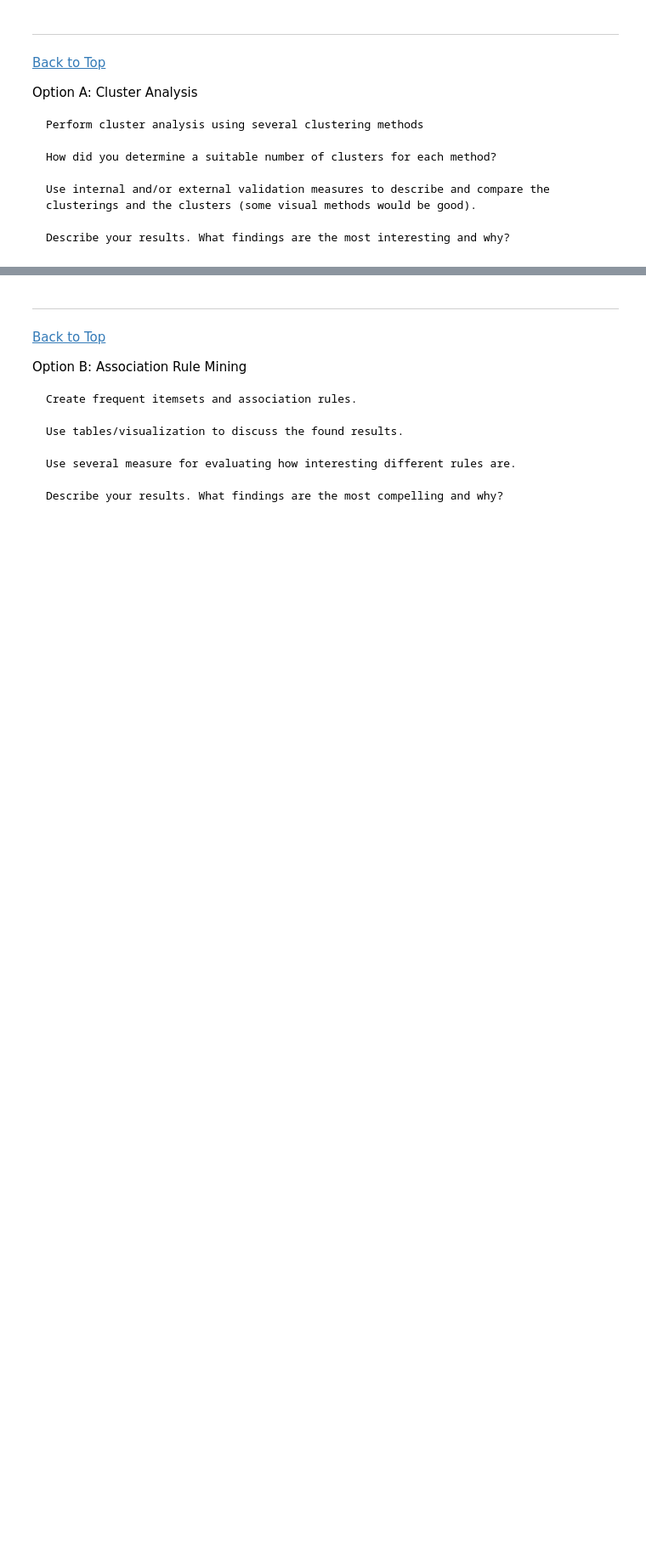
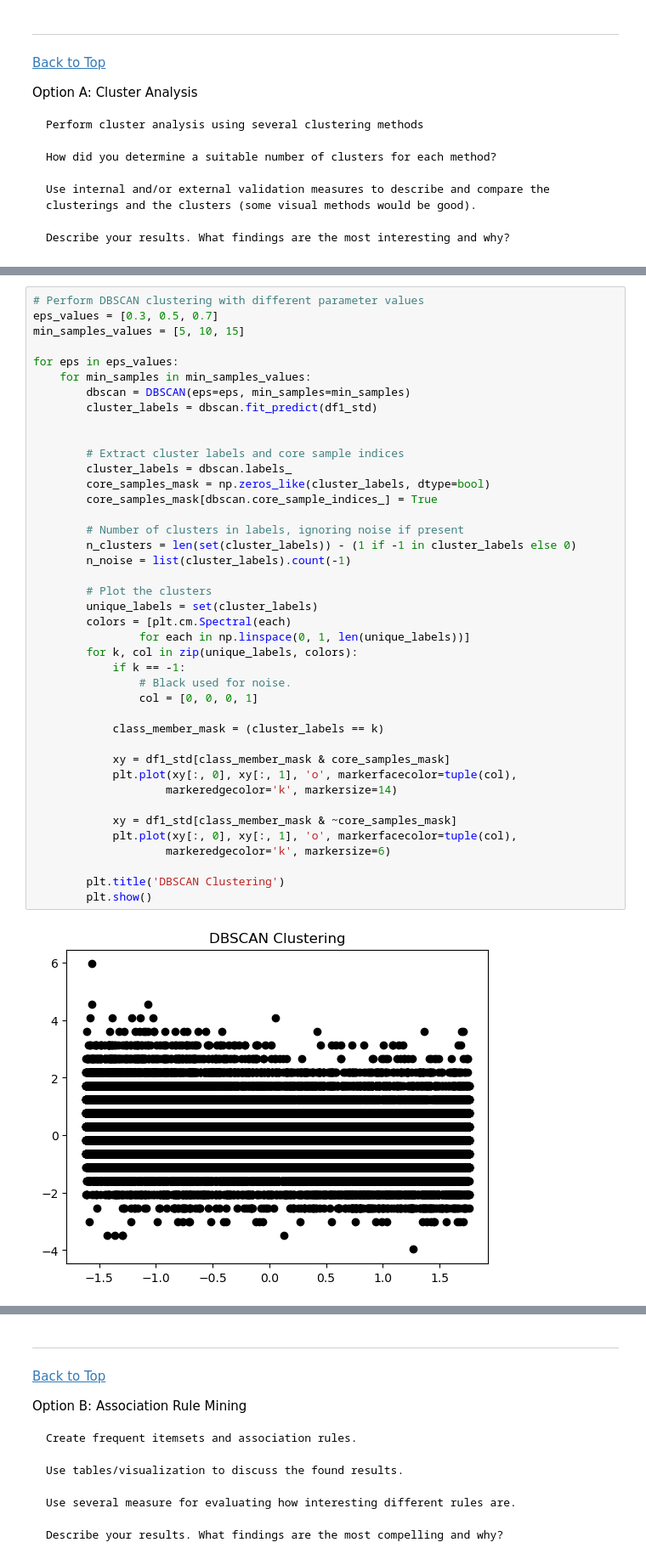
Before and after one commit to Mcusac/OnlineNewsPopML, a Jupyter notebook: 3 - Clustering, Association Rules, or Recommenders/Clustering(Matt).ipynb, the cells around one changed output, grey strips where cells are left out. Shown at 85% size. Cells and saved outputs as stored; diff of their text form; blank space fills up the shorter version.

```diff
--- a/3 - Clustering, Association Rules, or Recommenders/Clustering(Matt).ipynb
+++ b/3 - Clustering, Association Rules, or Recommenders/Clustering(Matt).ipynb
@@ -167,0 +199,43 @@ plt.show()
+# %%
+# Perform DBSCAN clustering with different parameter values
+eps_values = [0.3, 0.5, 0.7]
+min_samples_values = [5, 10, 15]
+
+for eps in eps_values:
+    for min_samples in min_samples_values:
+        dbscan = DBSCAN(eps=eps, min_samples=min_samples)
+        cluster_labels = dbscan.fit_predict(df1_std)
+
+
+        # Extract cluster labels and core sample indices
+        cluster_labels = dbscan.labels_
+        core_samples_mask = np.zeros_like(cluster_labels, dtype=bool)
+        core_samples_mask[dbscan.core_sample_indices_] = True
+
+        # Number of clusters in labels, ignoring noise if present
+        n_clusters = len(set(cluster_labels)) - (1 if -1 in cluster_labels else 0)
+        n_noise = list(cluster_labels).count(-1)
+
+        # Plot the clusters
+        unique_labels = set(cluster_labels)
+        colors = [plt.cm.Spectral(each)
+                for each in np.linspace(0, 1, len(unique_labels))]
+        for k, col in zip(unique_labels, colors):
+            if k == -1:
+                # Black used for noise.
+                col = [0, 0, 0, 1]
+
+            class_member_mask = (cluster_labels == k)
+
+            xy = df1_std[class_member_mask & core_samples_mask]
+            plt.plot(xy[:, 0], xy[:, 1], 'o', markerfacecolor=tuple(col),
+                    markeredgecolor='k', markersize=14)
+
+            xy = df1_std[class_member_mask & ~core_samples_mask]
+            plt.plot(xy[:, 0], xy[:, 1], 'o', markerfacecolor=tuple(col),
+                    markeredgecolor='k', markersize=6)
+
+        plt.title('DBSCAN Clustering')
+        plt.show()
+# %% [output]
+[figure, added]
```
Also changed, not shown: parts of 19 cells of this notebook, 2 other files.
